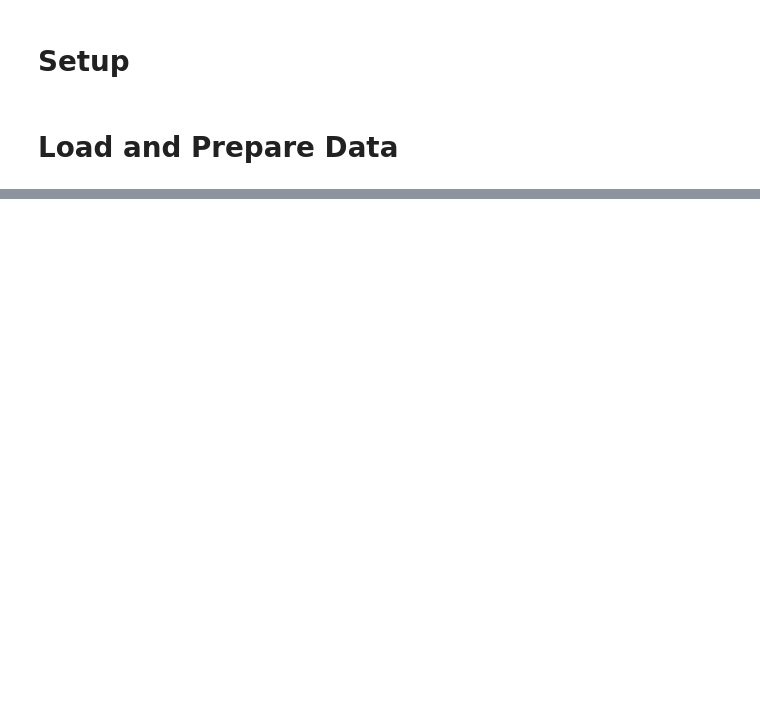
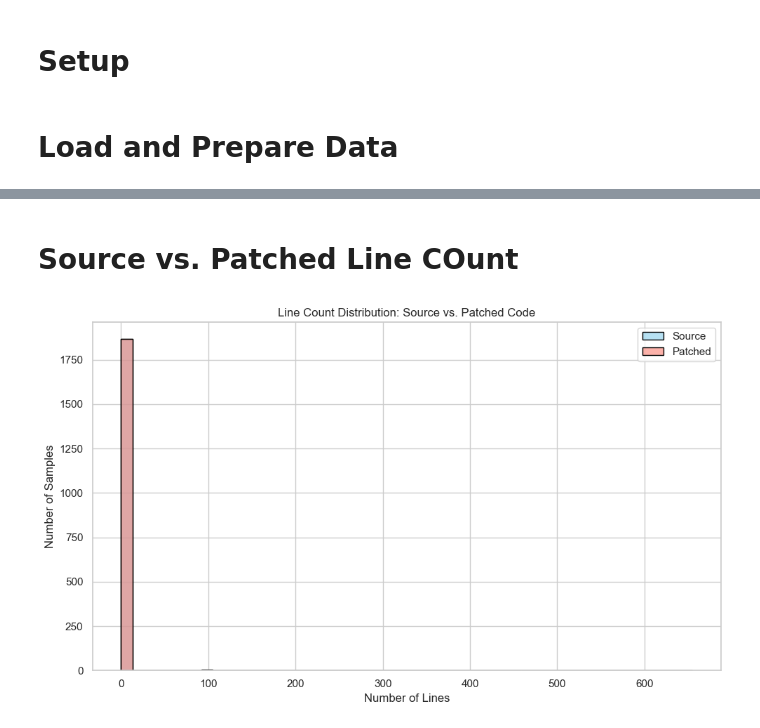
Before and after one commit to JakeHulme1/graphsec-detector, a Jupyter notebook: analysis/exploratory_analysis.ipynb, the cells around one changed output, grey strips where cells are left out. Cells and saved outputs as stored; diff of their text form; code cells hidden in the pictures; blank space fills up the shorter version.

```diff
--- a/analysis/exploratory_analysis.ipynb
+++ b/analysis/exploratory_analysis.ipynb
@@ -70,0 +57,20 @@ plt.show()
+# %%
+df_patched["raw_source_len"] = df_patched["source"].apply(lambda x: len(str(x).splitlines()))
+df_patched["raw_patch_len"] = df_patched["new_code"].apply(lambda x: len(str(x).splitlines()))
+df_patched["patch_size"] = df_patched["raw_patch_len"] - df_patched["raw_source_len"]
+df_patched["source_tokens"] = df_patched["source"].apply(lambda x: len(str(x).split()))
+df_patched["patch_tokens"] = df_patched["new_code"].apply(lambda x: len(str(x).split()))
+# %% [markdown]
+# Source vs. Patched Line COunt
+# %%
+plt.figure(figsize=(10, 6))
+sns.histplot(df_patched["raw_source_len"], bins=50, label="Source", color="skyblue", edgecolor="black", alpha=0.6)
+sns.histplot(df_patched["raw_patch_len"], bins=50, label="Patched", color="salmon", edgecolor="black", alpha=0.6)
+plt.xlabel("Number of Lines")
+plt.ylabel("Number of Samples")
+plt.title("Line Count Distribution: Source vs. Patched Code")
+plt.legend()
+plt.tight_layout()
+plt.show()
+# %% [output]
+[figure, added]
```
Also changed, not shown: parts of 12 cells of this notebook, 1 other file.
